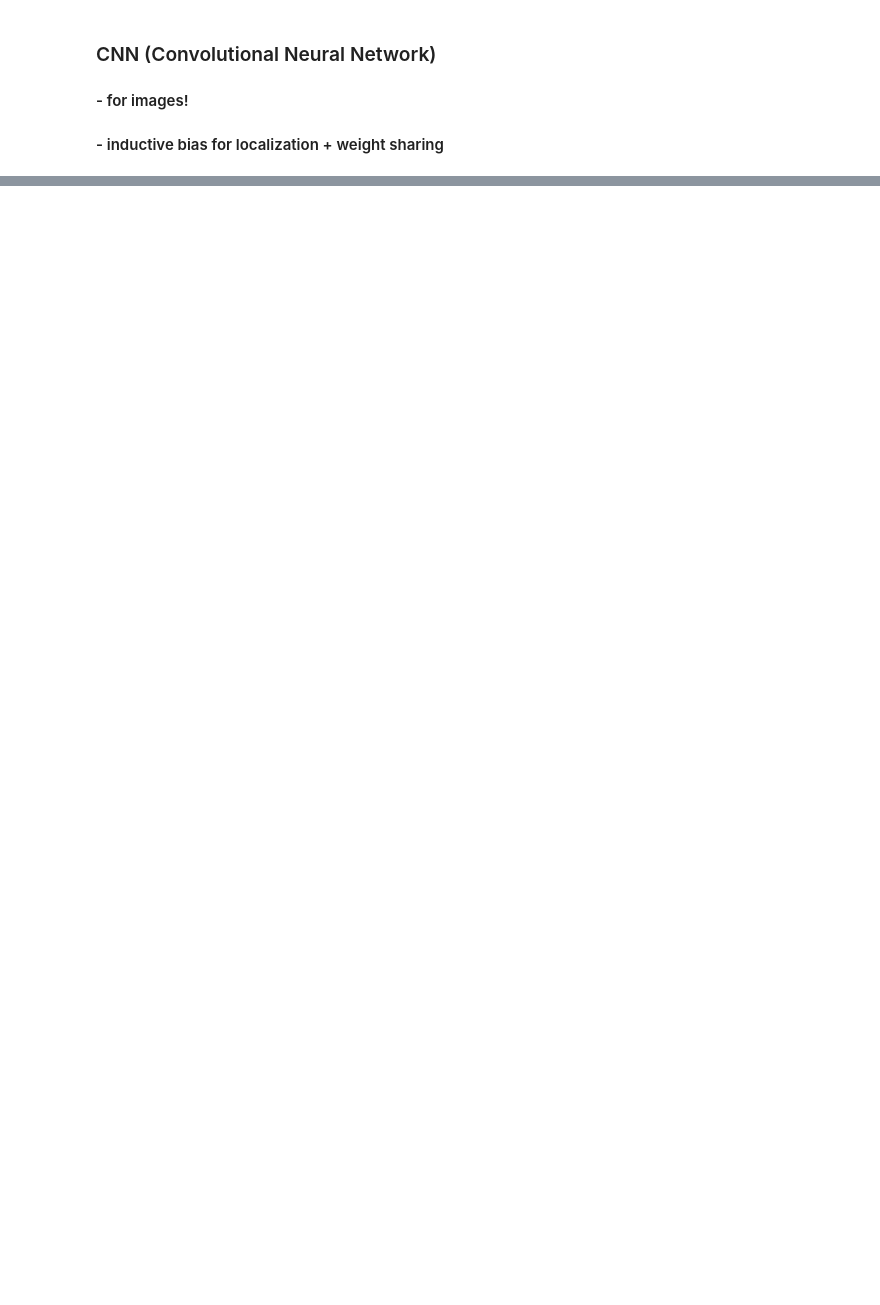
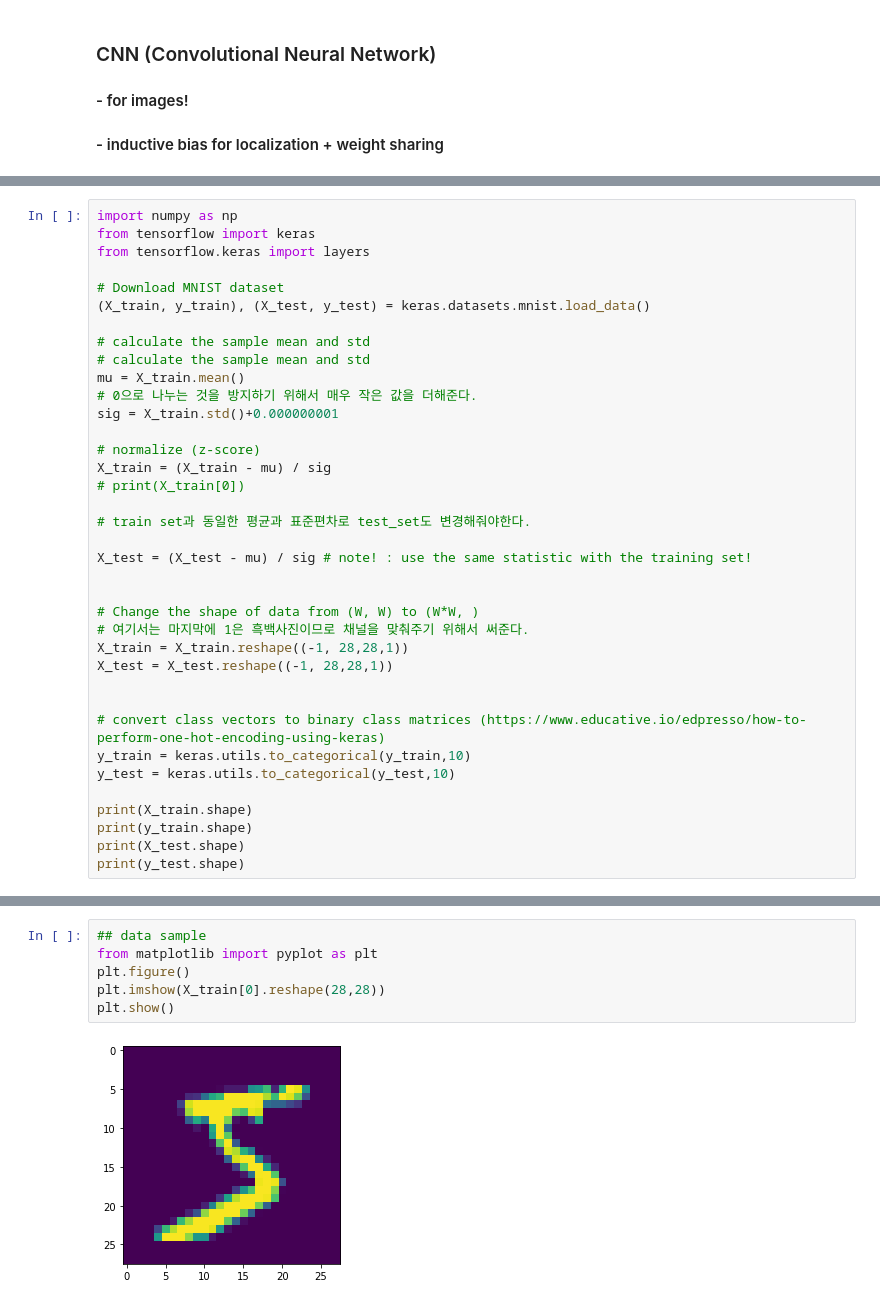
Before and after one commit to leeminq1/python_ai_colab, a Jupyter notebook: 6_CNN.ipynb, the cells around one changed output, grey strips where cells are left out. Cells and saved outputs as stored; diff of their text form; blank space fills up the shorter version.

```diff
--- a/6_CNN.ipynb
+++ b/6_CNN.ipynb
@@ -10,0 +12,37 @@
+# %%
+import numpy as np
+from tensorflow import keras
+from tensorflow.keras import layers
+
+# Download MNIST dataset
+(X_train, y_train), (X_test, y_test) = keras.datasets.mnist.load_data()
+
+# calculate the sample mean and std
+# calculate the sample mean and std
+mu = X_train.mean()
+# 0으로 나누는 것을 방지하기 위해서 매우 작은 값을 더해준다.
+sig = X_train.std()+0.000000001
+
+# normalize (z-score)
+X_train = (X_train - mu) / sig
+# print(X_train[0])
+
+# train set과 동일한 평균과 표준편차로 test_set도 변경해줘야한다.
+
+X_test = (X_test - mu) / sig # note! : use the same statistic with the training set!
+
+
+# Change the shape of data from (W, W) to (W*W, )
+# 여기서는 마지막에 1은 흑백사진이므로 채널을 맞춰주기 위해서 써준다.
+X_train = X_train.reshape((-1, 28,28,1))
+X_test = X_test.reshape((-1, 28,28,1))
+
+
+# convert class vectors to binary class matrices (https://www.educative.io/edpresso/how-to-perform-one-hot-encoding-using-keras)
+y_train = keras.utils.to_categorical(y_train,10)
+y_test = keras.utils.to_categorical(y_test,10)
+
+print(X_train.shape)
+print(y_train.shape)
+print(X_test.shape)
+print(y_test.shape)
@@ -10,0 +67,8 @@
+# %%
+## data sample
+from matplotlib import pyplot as plt
+plt.figure()
+plt.imshow(X_train[0].reshape(28,28))
+plt.show()
+# %% [output]
+[figure, added]
```
Also changed, not shown: parts of 23 cells of this notebook.
